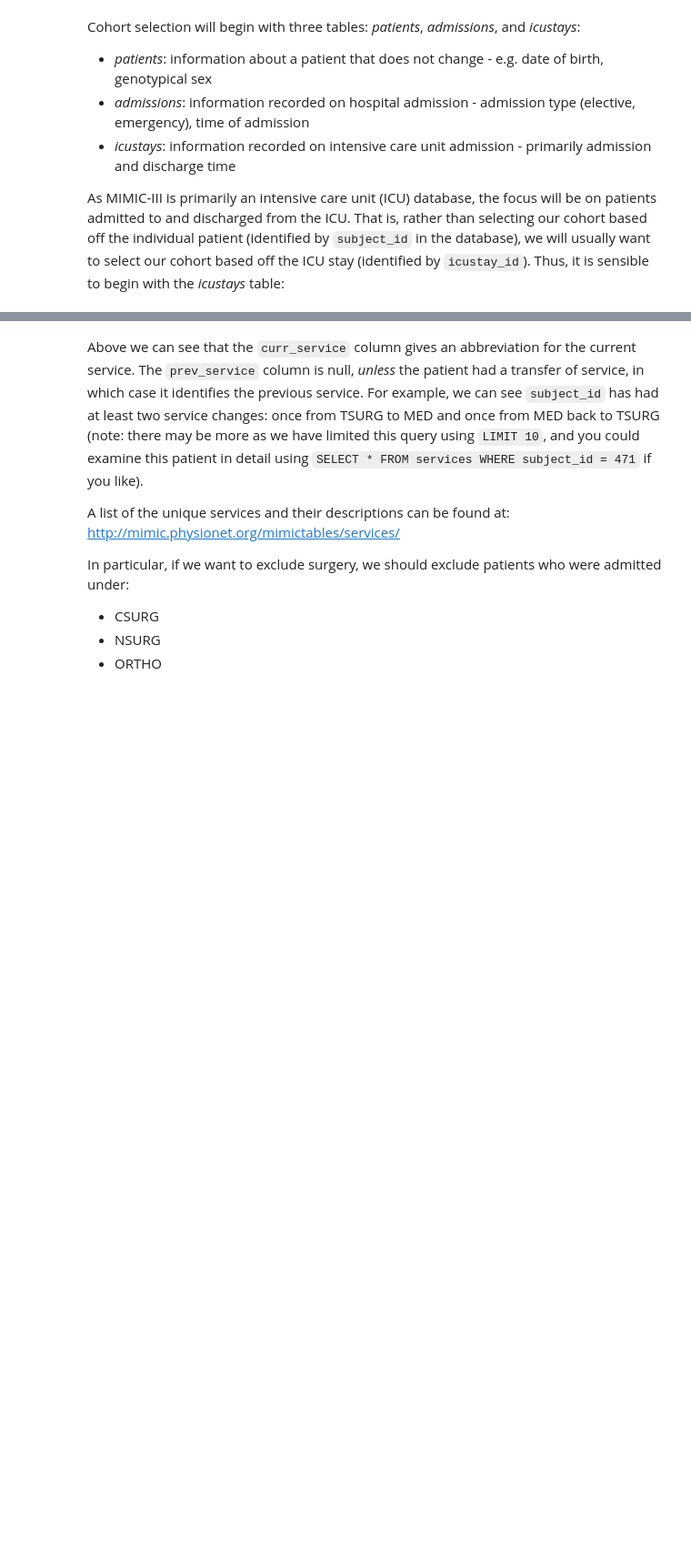
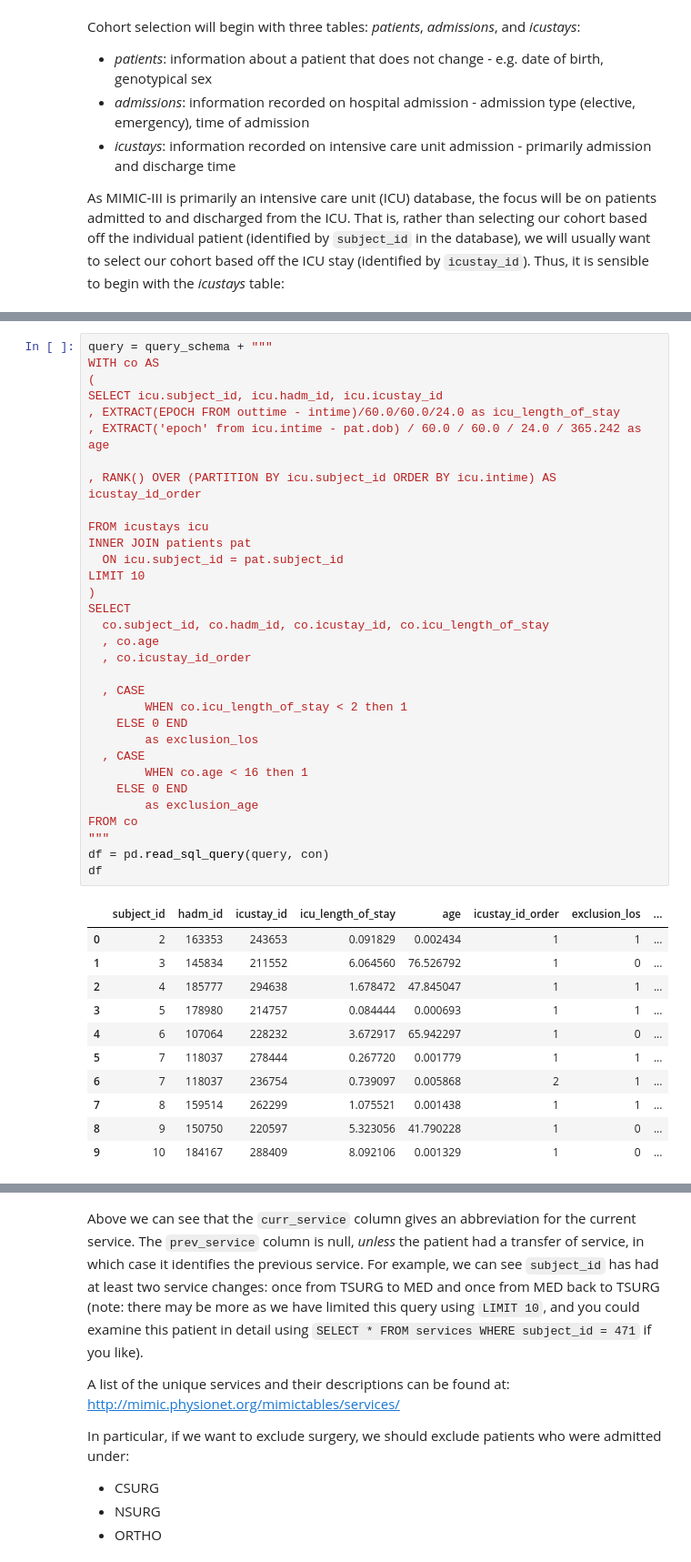
Before and after one commit to MIT-LCP/mimic-code, a Jupyter notebook: tutorials/cohort-selection.ipynb, the cells around one changed output, grey strips where cells are left out. Shown at 91% size. Saved outputs shown, nothing was run; the diff lists cells and outputs as text; blank space fills up the shorter version.

```diff
--- a/tutorials/cohort-selection.ipynb
+++ b/tutorials/cohort-selection.ipynb
@@ -272,0 +312,44 @@ df
+# %%
+query = query_schema + """
+WITH co AS
+(
+SELECT icu.subject_id, icu.hadm_id, icu.icustay_id
+, EXTRACT(EPOCH FROM outtime - intime)/60.0/60.0/24.0 as icu_length_of_stay
+, EXTRACT('epoch' from icu.intime - pat.dob) / 60.0 / 60.0 / 24.0 / 365.242 as age
+
+, RANK() OVER (PARTITION BY icu.subject_id ORDER BY icu.intime) AS icustay_id_order
+
+FROM icustays icu
+INNER JOIN patients pat
+  ON icu.subject_id = pat.subject_id
+LIMIT 10
+)
+SELECT
+  co.subject_id, co.hadm_id, co.icustay_id, co.icu_length_of_stay
+  , co.age
+  , co.icustay_id_order
+
+  , CASE
+        WHEN co.icu_length_of_stay < 2 then 1
+    ELSE 0 END
+        as exclusion_los
+  , CASE
+        WHEN co.age < 16 then 1
+    ELSE 0 END
+        as exclusion_age
+FROM co
+"""
+df = pd.read_sql_query(query, con)
+df
+# %% [output]
+|  | subject_id | hadm_id | icustay_id | icu_length_of_stay | age | icustay_id_order | exclusion_los | ... |
+| 0 | 2 | 163353 | 243653 | 0.091829 | 0.002434 | 1 | 1 | ... |
+| 1 | 3 | 145834 | 211552 | 6.064560 | 76.526792 | 1 | 0 | ... |
+| 2 | 4 | 185777 | 294638 | 1.678472 | 47.845047 | 1 | 1 | ... |
+| 3 | 5 | 178980 | 214757 | 0.084444 | 0.000693 | 1 | 1 | ... |
+| 4 | 6 | 107064 | 228232 | 3.672917 | 65.942297 | 1 | 0 | ... |
+| 5 | 7 | 118037 | 278444 | 0.267720 | 0.001779 | 1 | 1 | ... |
+| 6 | 7 | 118037 | 236754 | 0.739097 | 0.005868 | 2 | 1 | ... |
+| 7 | 8 | 159514 | 262299 | 1.075521 | 0.001438 | 1 | 1 | ... |
+| 8 | 9 | 150750 | 220597 | 5.323056 | 41.790228 | 1 | 0 | ... |
+| 9 | 10 | 184167 | 288409 | 8.092106 | 0.001329 | 1 | 0 | ... |
```
Also changed, not shown: parts of 46 cells of this notebook.
